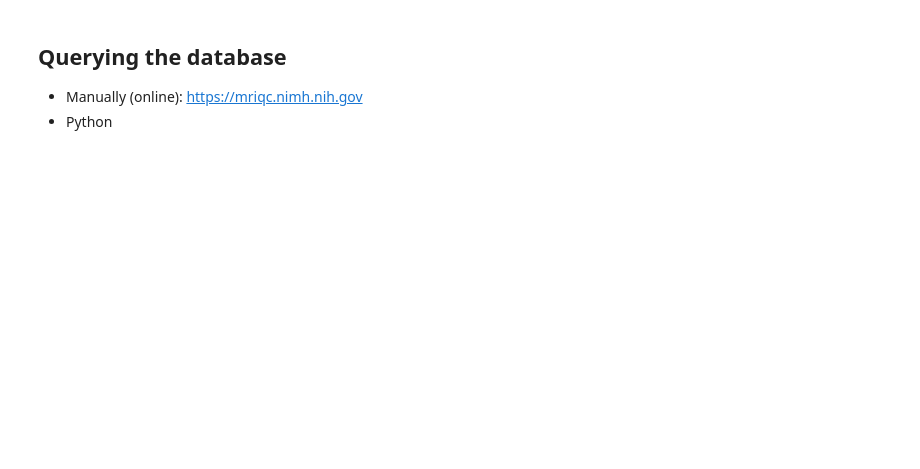
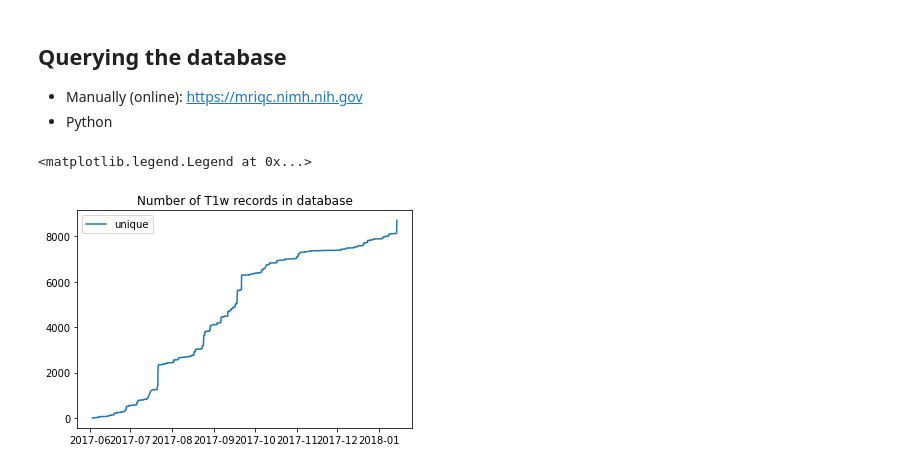
Before and after one commit to neurohackademy/nh2020-curriculum, a Jupyter notebook: we-nipreps-esteban/03-crowdmri.ipynb, the cells around one changed output. Saved outputs shown, nothing was run; the diff lists cells and outputs as text; code cells hidden in the pictures; blank space fills up the shorter version.

Commit message:
enh: added cache of iQMS and some plotting

```diff
--- a/we-nipreps-esteban/03-crowdmri.ipynb
+++ b/we-nipreps-esteban/03-crowdmri.ipynb
@@ -75,0 +82,8 @@ df_t1w_unique = df_t1w.drop_duplicates(subset=['provenance.md5sum'])
+# %%
+df_t1w = pd.read_csv(os.path.expanduser('~/data/nipreps/.crowdmri-T1w.csv'))
+df_t1w_unique = df_t1w.drop_duplicates(subset=['provenance.md5sum'])
+dates_t1w_u = [parser.parse(d) for d in df_t1w_unique['_created'].values]
+dates_t1w_u.sort()
+# %% [output]
+<matplotlib.legend.Legend at 0x...>
+[figure, added]
```
Also changed, not shown: parts of 5 cells of this notebook.
